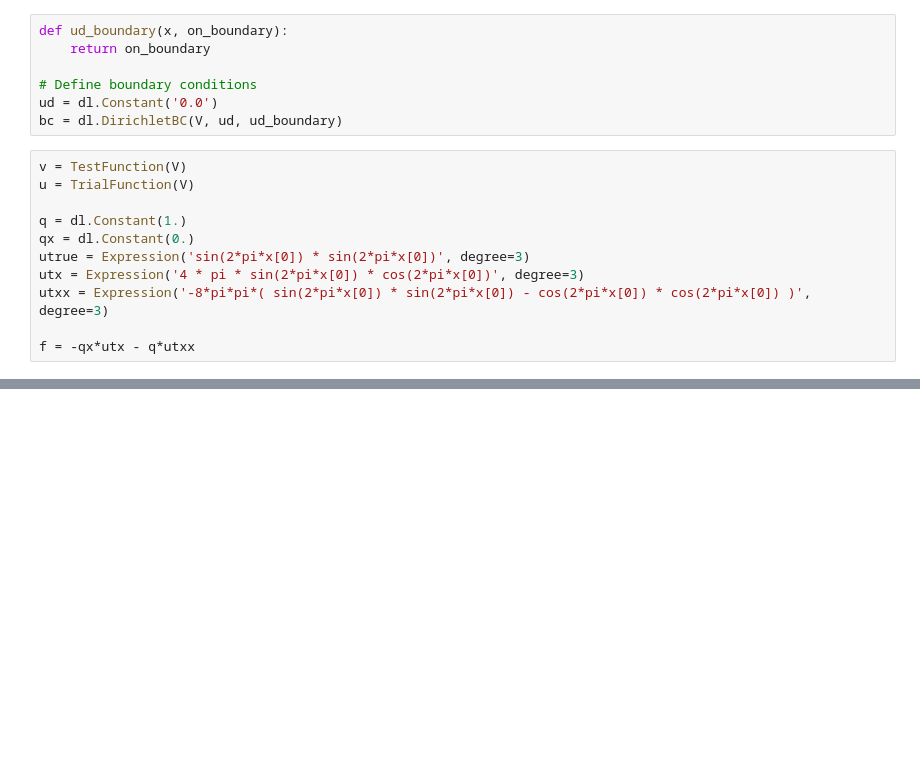
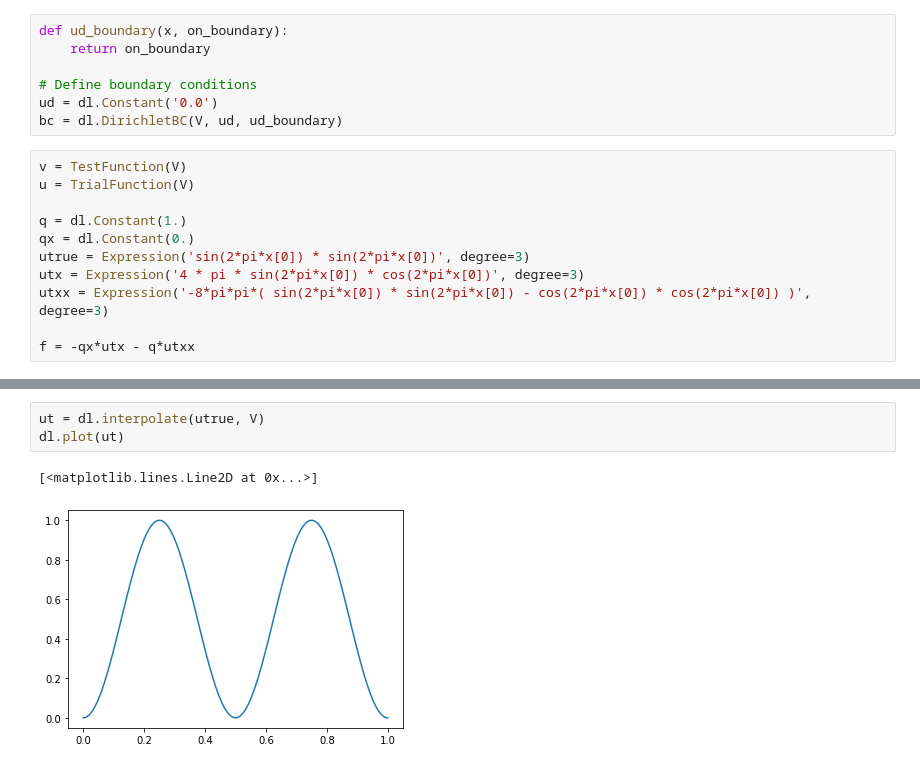
Before and after one commit to Irabiel/ML_Inverse_Problem, a Jupyter notebook: 1D_IP_example.ipynb, the cells around one changed output, grey strips where cells are left out. Drawn from its saved outputs; the diff is of its cells as text; blank space fills up the shorter version.

```diff
--- a/1D_IP_example.ipynb
+++ b/1D_IP_example.ipynb
@@ -48,0 +42,6 @@ bc_adj.apply(noise)
+# %%
+ut = dl.interpolate(utrue, V)
+dl.plot(ut)
+# %% [output]
+[<matplotlib.lines.Line2D at 0x...>]
+[figure, added]
```
Also changed, not shown: parts of 2 cells of this notebook, 3 other files.
